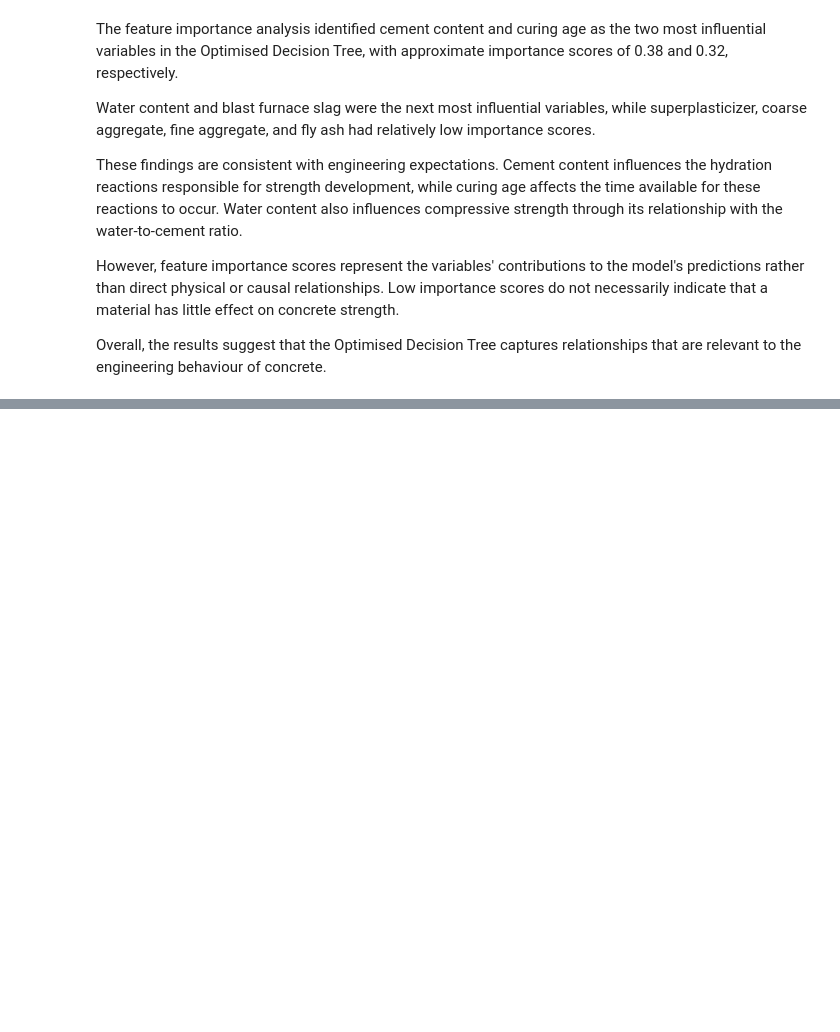
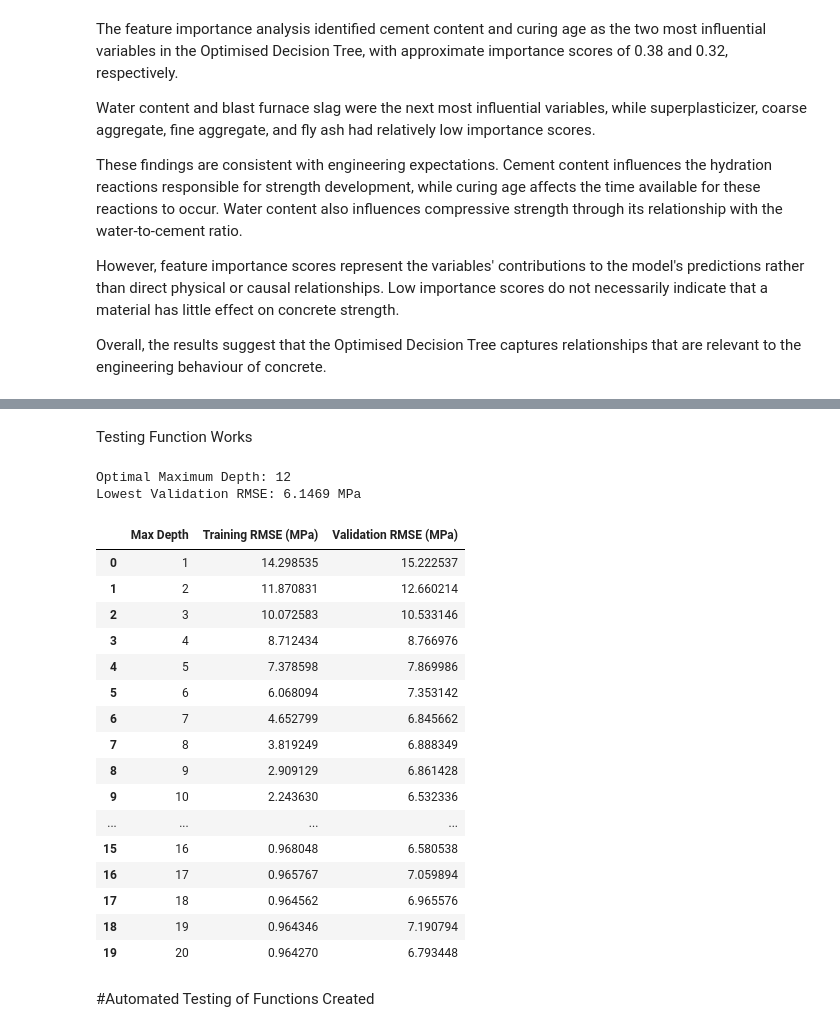
Before and after one commit to Archer-Read/MMA3001-Project, a Jupyter notebook: Concrete_Strength_Prediction.ipynb, the cells around one changed output, grey strips where cells are left out. Drawn from its saved outputs; the diff is of its cells as text; code cells hidden in the pictures; blank space fills up the shorter version.

```diff
--- a/Concrete_Strength_Prediction.ipynb
+++ b/Concrete_Strength_Prediction.ipynb
@@ -611,0 +823,43 @@ Overall, the results suggest that the Optimised Decision Tree captures relations
+# %% [markdown]
+Testing Function Works
+# %%
+# Run Decision Tree depth analysis
+depth_results, best_depth = analyse_tree_depth(
+    X_train,
+    y_train,
+    X_val,
+    y_val
+)
+
+# Display results
+print("Optimal Maximum Depth:", best_depth)
+
+print(
+    "Lowest Validation RMSE:",
+    round(depth_results["Validation RMSE (MPa)"].min(), 4),
+    "MPa"
+)
+
+display(depth_results)
+# %% [output]
+Optimal Maximum Depth: 12
+Lowest Validation RMSE: 6.1469 MPa
+|  | Max Depth | Training RMSE (MPa) | Validation RMSE (MPa) |
+| 0 | 1 | 14.298535 | 15.222537 |
+| 1 | 2 | 11.870831 | 12.660214 |
+| 2 | 3 | 10.072583 | 10.533146 |
+| 3 | 4 | 8.712434 | 8.766976 |
+| 4 | 5 | 7.378598 | 7.869986 |
+| 5 | 6 | 6.068094 | 7.353142 |
+| 6 | 7 | 4.652799 | 6.845662 |
+| 7 | 8 | 3.819249 | 6.888349 |
+| 8 | 9 | 2.909129 | 6.861428 |
+| 9 | 10 | 2.243630 | 6.532336 |
+| ... | ... | ... | ... |
+| 15 | 16 | 0.968048 | 6.580538 |
+| 16 | 17 | 0.965767 | 7.059894 |
+| 17 | 18 | 0.964562 | 6.965576 |
+| 18 | 19 | 0.964346 | 7.190794 |
+| 19 | 20 | 0.964270 | 6.793448 |
+# %% [markdown]
+#Automated Testing of Functions Created
```
Also changed, not shown: parts of 18 cells of this notebook.
